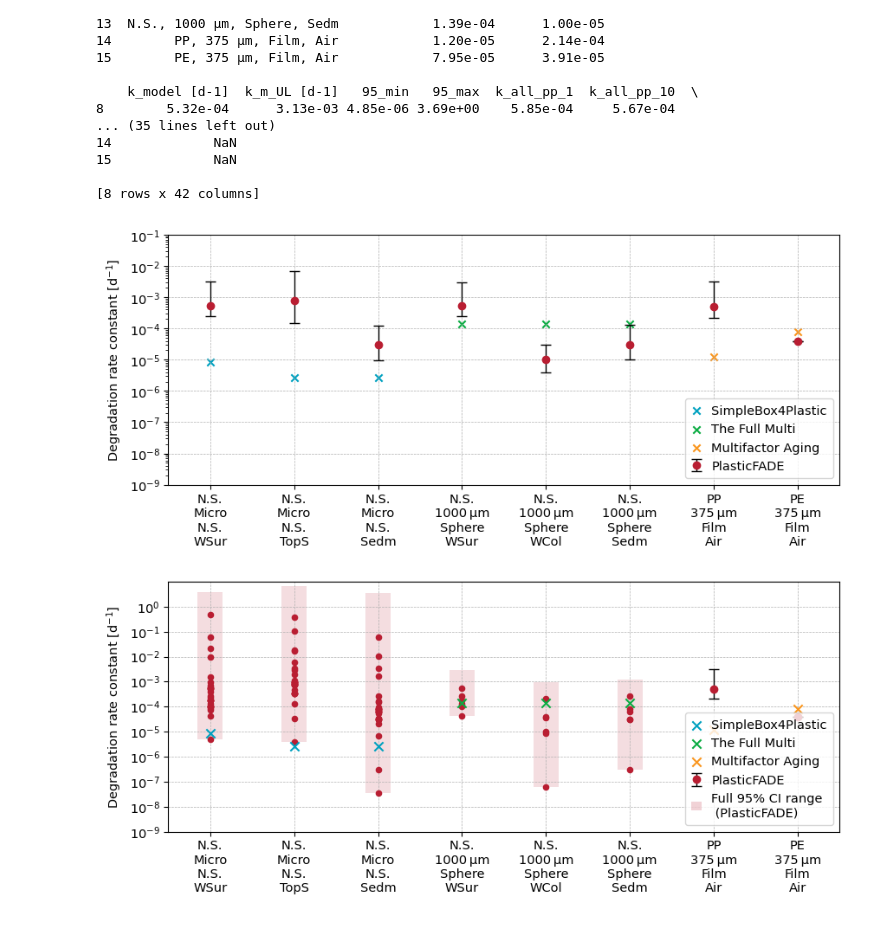
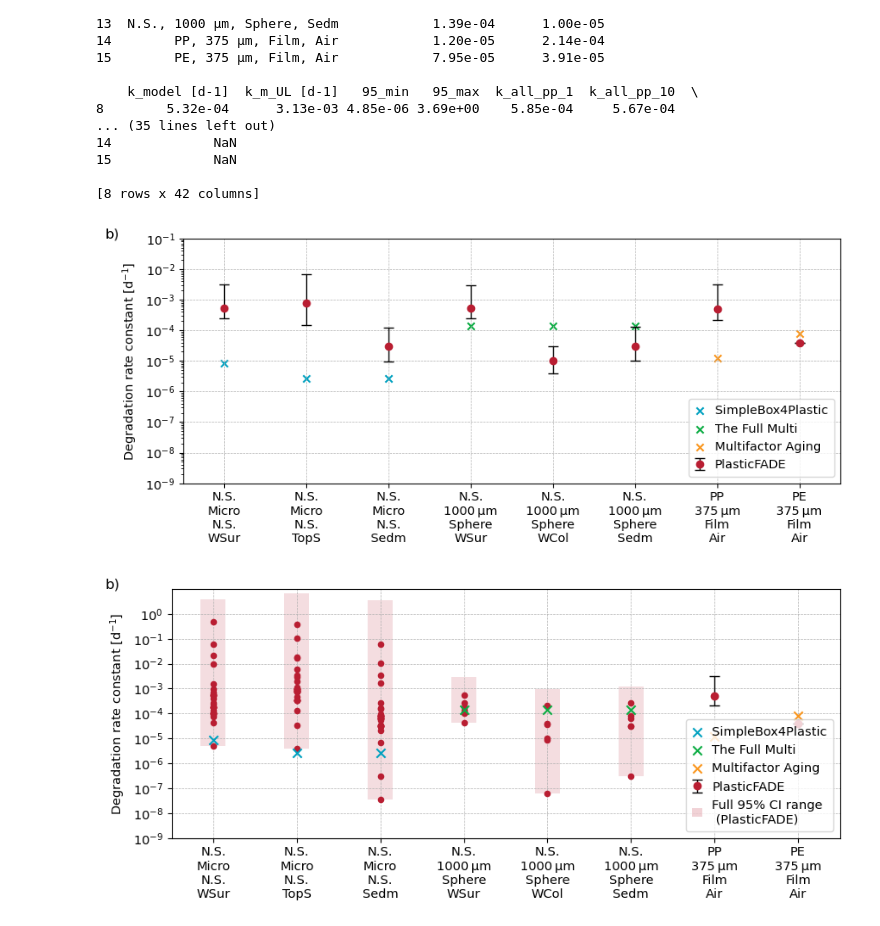
Before and after one commit to CIRAIG/PlasticFADE, a Jupyter notebook: Results_Plots in the article/Fig.5_Existing models_Comparison.ipynb, the cells around one changed output. Cells and saved outputs as stored; diff of their text form; code cells hidden in the pictures.

Commit message:
added all plots to the Figures file
- added small "a)" and "b)" to plots

```diff
--- a/Results_Plots in the article/Fig.5_Existing models_Comparison.ipynb
+++ b/Results_Plots in the article/Fig.5_Existing models_Comparison.ipynb
@@ -262,34 +263,35 @@ yerr_lower = y - data_degr['k_m_LL [d-1]']
 yerr_upper = data_degr['k_m_UL [d-1]'] - y
 yerr = [yerr_lower, yerr_upper]
 y1 = data_degr['k_literature [d-1]'].iloc[0:3, ]
 y2 = data_degr['k_literature [d-1]'].iloc[3:6, ]
 y3 = data_degr['k_literature [d-1]'].iloc[6:8, ]
 
 # Plot k_model with error bars
 errorbar_plot = ax.errorbar(x, y, yerr=yerr, fmt='o', color='#B91E32', ecolor='black',
             elinewidth=1, capsize=4, markersize=6, label='PlasticFADE')
 # Plot k_literature as blue crosses
 h1 = plt.scatter(x[:3], y1, color='#00A1C0', marker='x', label='SimpleBox4Plastic')
 h2 = plt.scatter(x[3:6], y2, color='#0BAC43', marker='x', label='The Full Multi')
 h3 = plt.scatter(x[-2:], y3, color='#FA961E', marker='x', label='Multifactor Aging')
 
 ax.set_xticks(x)
 labels = data_degr['Model input'].str.replace(', ', '\n').str.replace(' ', '\u2009')
 ax.set_xticklabels(labels)
 ax.set_yscale('log')
 ax.set_ylabel('Degradation rate constant [d$^{-1}$]', labelpad=5, fontsize=10.5)
 ax.tick_params(axis='both', which='major', labelsize=10.5)
 plt.xlim(-0.5, len(x) - 0.5)  # Pull the first and last data points closer to the edge of the plot
 plt.ylim(1e-9, 1e-1)  # Set y-axis limits manually
 plt.grid(True, which="major", ls="--", lw=0.5)
 
 handles = [h1, h2, h3]
 all_handles = handles + [errorbar_plot]
 ax.legend(handles=all_handles, handlelength=0.8, borderpad=0.5, loc='lower right', fontsize=10.5)
+plt.text(-0.12, 1.0, "b)", transform=plt.gca().transAxes, fontsize=12, fontweight='normal')
 plt.savefig("../Figures/Figure_5b.png", dpi=600, bbox_inches='tight')  # CHECK: confirm name and desired place for the plot
 plt.show()
 # %% [output]
-[figure, old version]
+[figure, new version]
 # %%
 # Plot PlasticFADE outputs together with estimates from existing models (Degradation)
 import matplotlib.pyplot as plt
@@ -422,7 +424,8 @@ else:
     all_handles = handles
 
 ax.legend(handles=all_handles, handlelength=0.8, borderpad=0.5, loc='lower right', fontsize=10.5)
+plt.text(-0.1, 1.0, "b)", transform=plt.gca().transAxes, fontsize=12, fontweight='normal')
 plt.savefig("../Figures/Figure_5b.png", dpi=600, bbox_inches='tight')
 plt.show()
 # %% [output]
-[figure, old version]
+[figure, new version]
```
Also changed, not shown: parts of 1 cell of this notebook, 9 other files.
